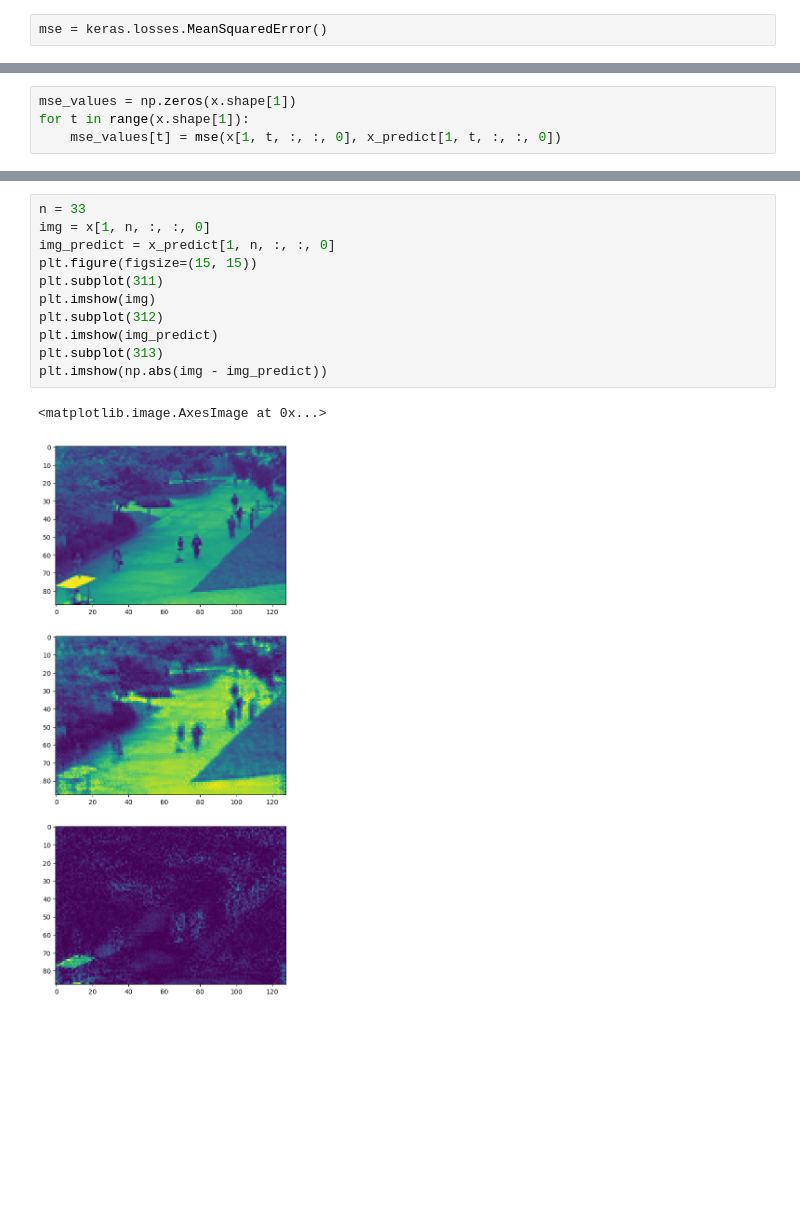
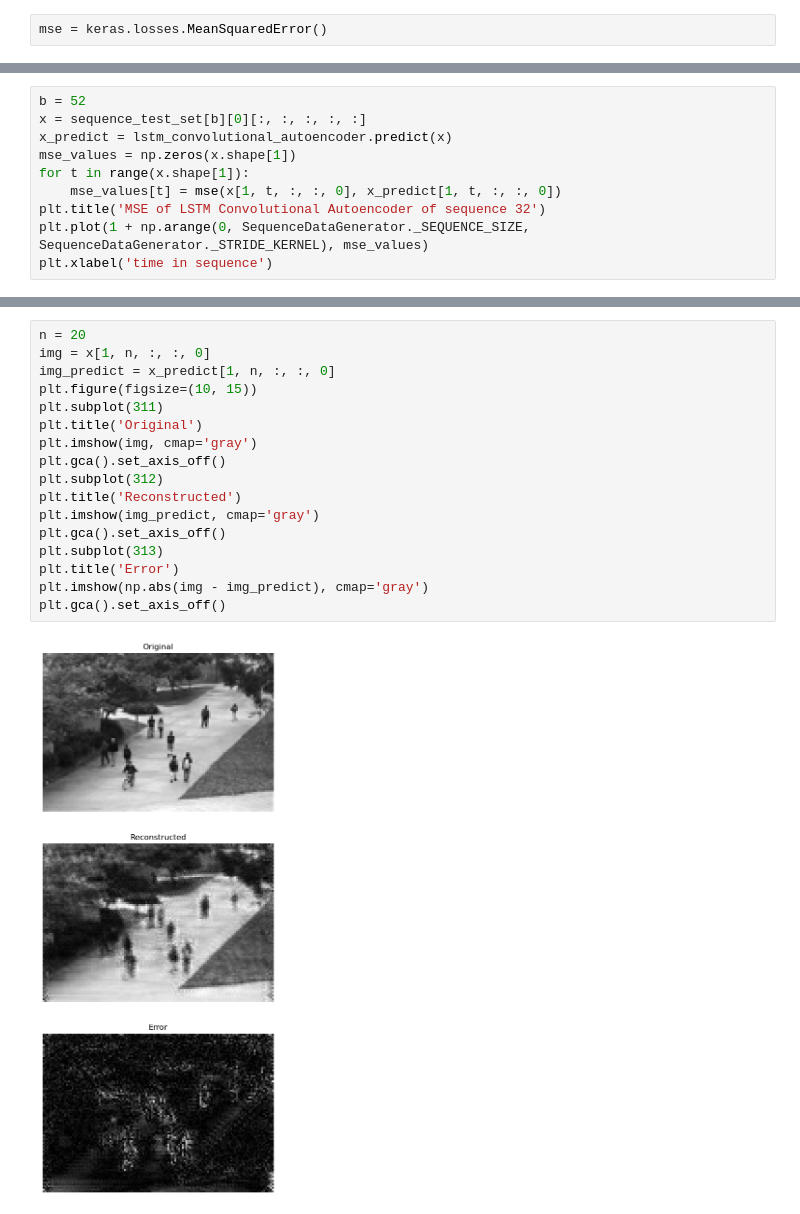
Before and after one commit to Gilt0/ijoutaku, a Jupyter notebook: notebook/model-check.ipynb, the cells around one changed output, grey strips where cells are left out. Cells and saved outputs as stored; diff of their text form; blank space fills up the shorter version.

```diff
--- a/notebook/model-check.ipynb
+++ b/notebook/model-check.ipynb
@@ -38,4 +69,10 @@ x_predict = lstm_convolutional_autoencoder.predict(x)
 # %%
+b = 52
+x = sequence_test_set[b][0][:, :, :, :, :]
+x_predict = lstm_convolutional_autoencoder.predict(x)
 mse_values = np.zeros(x.shape[1])
 for t in range(x.shape[1]):
     mse_values[t] = mse(x[1, t, :, :, 0], x_predict[1, t, :, :, 0])
+plt.title('MSE of LSTM Convolutional Autoencoder of sequence 32')
+plt.plot(1 + np.arange(0, SequenceDataGenerator._SEQUENCE_SIZE, SequenceDataGenerator._STRIDE_KERNEL), mse_values)
+plt.xlabel('time in sequence')
@@ -47,14 +86,19 @@ plt.yscale('log')
 # %%
-n = 33
+n = 20
 img = x[1, n, :, :, 0]
 img_predict = x_predict[1, n, :, :, 0]
-plt.figure(figsize=(15, 15))
+plt.figure(figsize=(10, 15))
 plt.subplot(311)
-plt.imshow(img)
+plt.title('Original')
+plt.imshow(img, cmap='gray')
+plt.gca().set_axis_off()
 plt.subplot(312)
-plt.imshow(img_predict)
+plt.title('Reconstructed')
+plt.imshow(img_predict, cmap='gray')
+plt.gca().set_axis_off()
 plt.subplot(313)
-plt.imshow(np.abs(img - img_predict))
+plt.title('Error')
+plt.imshow(np.abs(img - img_predict), cmap='gray')
+plt.gca().set_axis_off()
 # %% [output]
-<matplotlib.image.AxesImage at 0x...>
-[figure, old version]
+[figure, new version]
```
Also changed, not shown: parts of 13 cells of this notebook, 1 other file.
